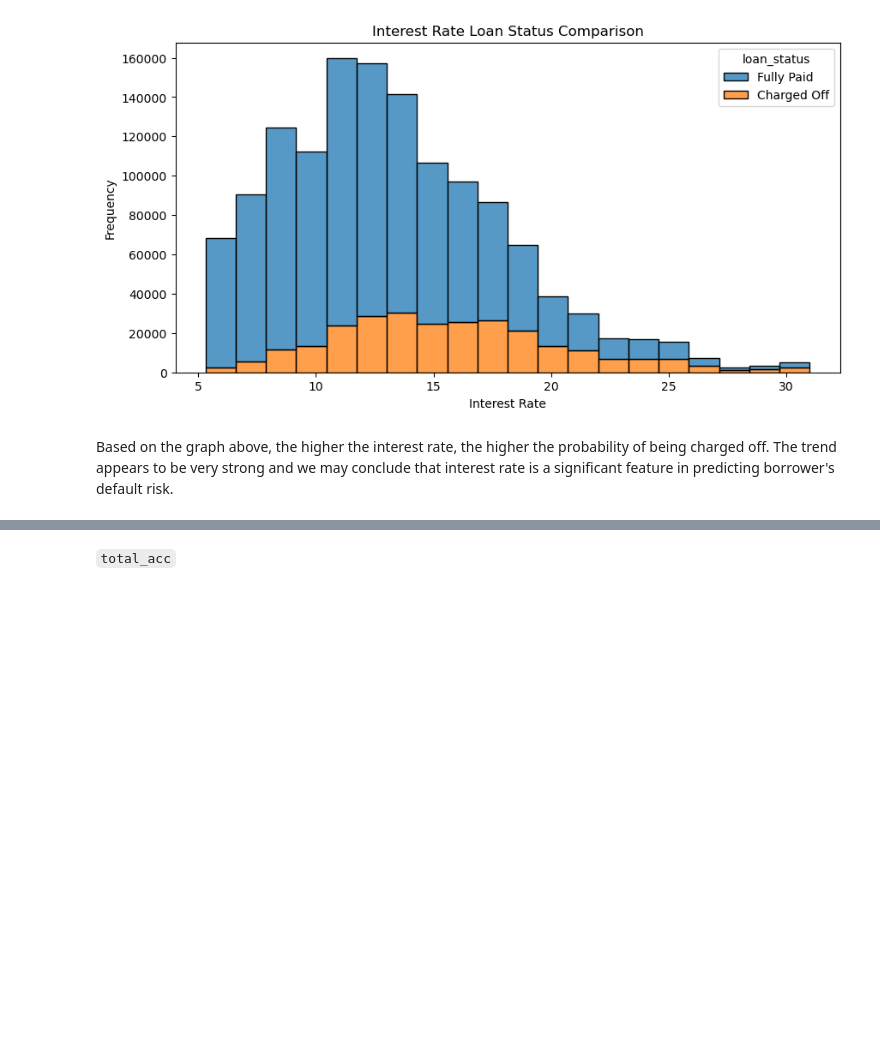
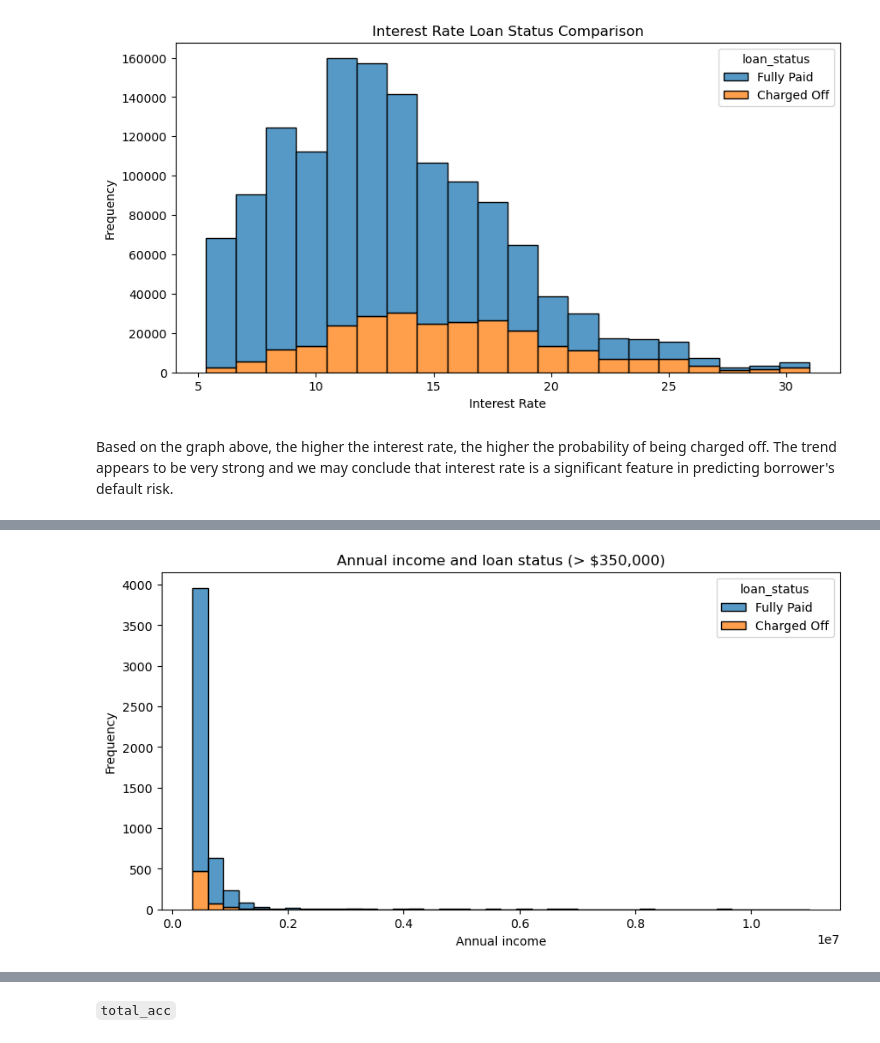
Before and after one commit to roktimsaikia440/Lending-Club-ML, a Jupyter notebook: EDA.ipynb, the cells around one changed output, grey strips where cells are left out. Cells and saved outputs as stored; diff of their text form; code cells hidden in the pictures; blank space fills up the shorter version.

```diff
--- a/EDA.ipynb
+++ b/EDA.ipynb
@@ -492,0 +537,11 @@ Based on the graph above, the higher the interest rate, the higher the probabili
+# %%
+plt.figure(figsize=(10, 5))
+
+sns.histplot(df[df['annual_inc']>350000], x="annual_inc", bins=40, hue="loan_status", multiple="stack")
+plt.title("Annual income and loan status (> $350,000)")
+plt.xlabel("Annual income")
+plt.ylabel("Frequency")
+
+plt.show()
+# %% [output]
+[figure, added]
```
Also changed, not shown: parts of 17 cells of this notebook.
